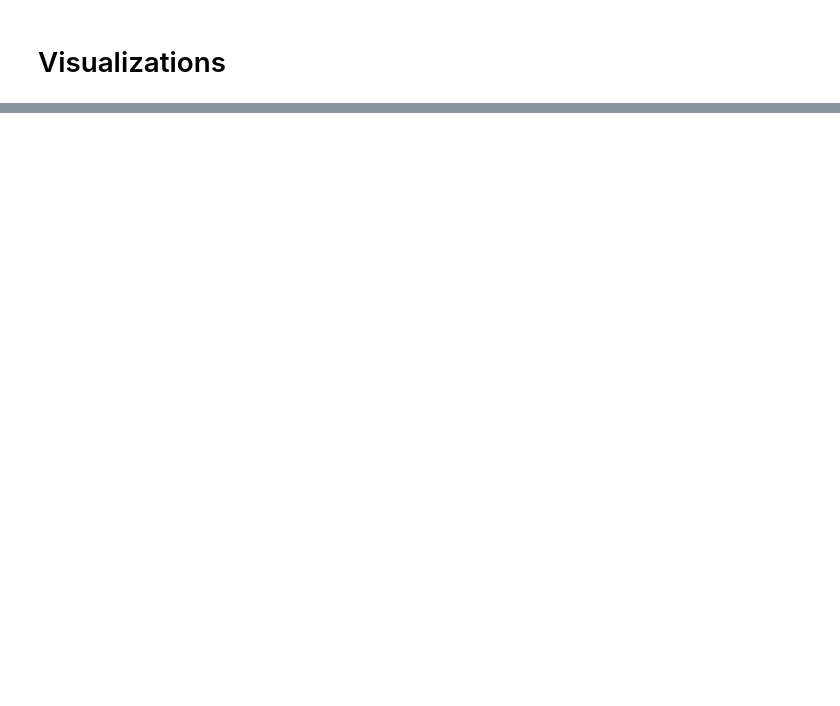
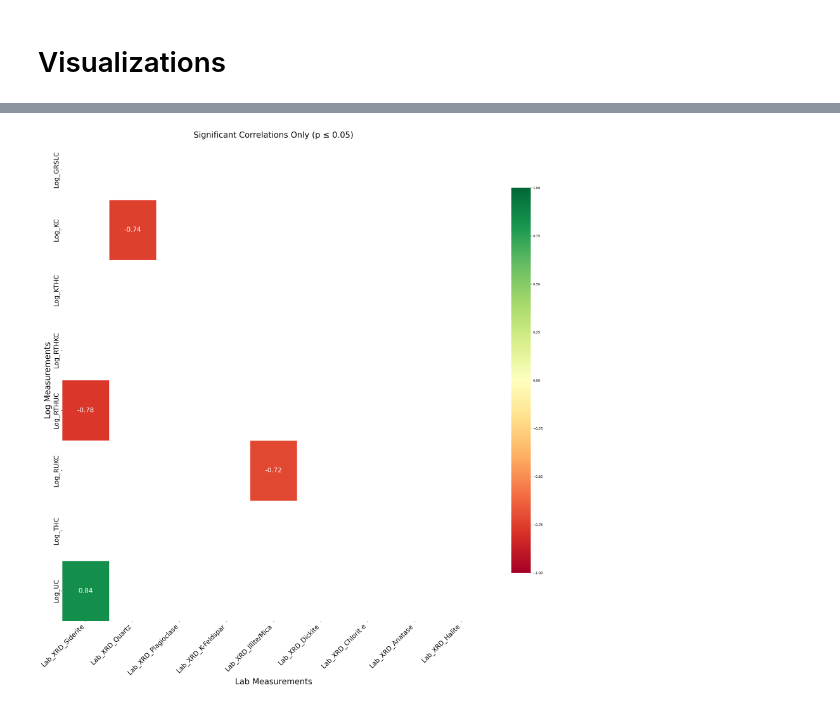
Before and after one commit to Z1y4dd/colab, a Jupyter notebook: HRDH/HRDH_1867/HRDH_1867_0_FULL.ipynb, the cells around one changed output, grey strips where cells are left out. Drawn from its saved outputs; the diff is of its cells as text; code cells hidden in the pictures; blank space fills up the shorter version.

```diff
--- a/HRDH/HRDH_1867/HRDH_1867_0_FULL.ipynb
+++ b/HRDH/HRDH_1867/HRDH_1867_0_FULL.ipynb
@@ -1026,0 +693,73 @@ print("Facies classification results saved to joined_with_facies.csv")
+# %%
+# CORRELATION HEATMAP - Using enhanced correlation results
+def create_enhanced_correlation_heatmap(correlation_results, significance_level=0.05):
+    """Create correlation heatmap with significance masking"""
+
+    # Get correlation matrix and p-values
+    corr_matrix = correlation_results['pearson_r']
+    p_matrix = correlation_results['pearson_p']
+    n_matrix = correlation_results['n_samples']
+
+    # Create significance mask
+    significance_mask = (p_matrix > significance_level) | pd.isna(p_matrix)
+
+    # Create figure with subplots
+    fig, ax1 = plt.subplots(figsize=(24,24))
+
+
+    # Right plot: Only significant correlations
+    sns.heatmap(corr_matrix,
+                annot=True,
+                cmap='RdYlGn',
+                vmin=-1, vmax=1,
+                linewidths=0.5,
+                fmt='.2f',
+                annot_kws={'size': 20},
+                mask=significance_mask,  # Mask non-significant
+                ax=ax1,
+                cbar_kws={"shrink": 0.8})
+    ax1.set_title(f'Significant Correlations Only (p ≤ {significance_level})', fontsize=25)
+    ax1.set_xlabel('Lab Measurements', fontsize=25)
+    ax1.set_ylabel('Log Measurements', fontsize=25)
+    ax1.set_xticklabels(ax1.get_xticklabels(), rotation=45, ha='right', fontsize=20)
+
+    # Fix axis tick label formatting
+    for ax in [ax1]:
+        plt.sca(ax)
+        plt.xticks(rotation=45, ha='right', fontsize=20)
+        plt.yticks(fontsize=20)
+    plt.tight_layout()
+    plt.savefig('enhanced_correlation_heatmap.png', dpi=300, bbox_inches='tight')
+    plt.show()
+
+
+    # Print summary of significant correlations
+    significant_count = (~significance_mask).sum().sum()
+    total_count = (~pd.isna(corr_matrix)).sum().sum()
+
+    print(f"\n📊 CORRELATION HEATMAP SUMMARY:")
+    print(f"   • Total correlations: {total_count}")
+    print(f"   • Significant correlations: {significant_count}")
+    print(f"   • Significance rate: {(significant_count/total_count)*100:.1f}%")
+
+    # Find and display strongest correlations
+    strong_correlations = []
+    for i in corr_matrix.index:
+        for j in corr_matrix.columns:
+            r = corr_matrix.loc[i, j]
+            p = p_matrix.loc[i, j]
+            if not pd.isna(r) and not pd.isna(p) and abs(r) >= 0.6 and p <= significance_level:
+                strong_correlations.append((i, j, r, p))
+
+    if strong_correlations:
+        print(f"\n🎯 STRONGEST SIGNIFICANT CORRELATIONS:")
+        for log_var, lab_var, r, p in sorted(strong_correlations, key=lambda x: abs(x[2]), reverse=True):
+            print(f"   • {log_var} ↔ {lab_var}: r={r:.3f} (p={p:.4f})")
+    else:
+        print(f"\n❌ No strong significant correlations found (|r| ≥ 0.6, p ≤ {significance_level})")
+
+# Create enhanced correlation heatmap if we have results
+if 'correlation_results' in locals():
+    create_enhanced_correlation_heatmap(correlation_results)
+# %% [output]
+[figure, added]
```
Also changed, not shown: parts of 24 cells of this notebook, 50 other files.
